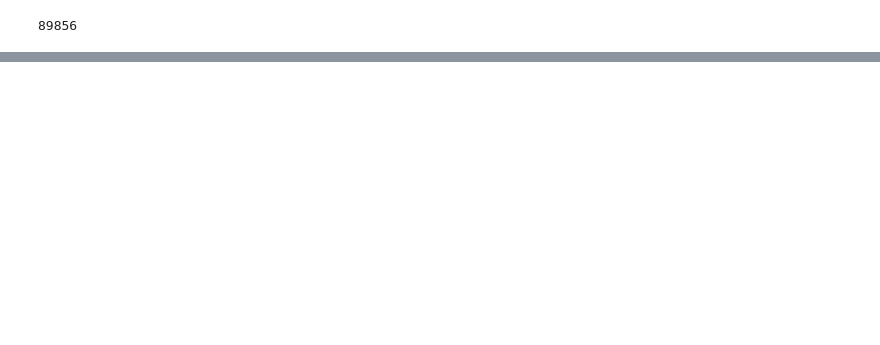
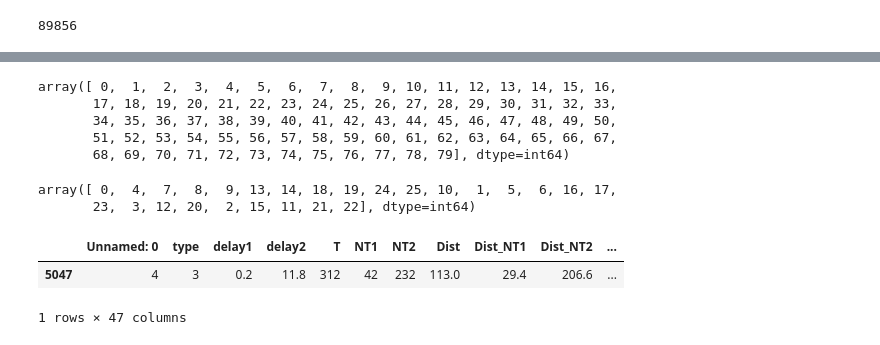
Before and after one commit to davidbestue/encoding, a Jupyter notebook: scripts/plots/IEM/Angle_decoding_correlations.ipynb, the cells around one changed output, grey strips where cells are left out. Saved outputs shown, nothing was run; the diff lists cells and outputs as text; code cells hidden in the pictures; blank space fills up the shorter version.

```diff
--- a/scripts/plots/IEM/Angle_decoding_correlations.ipynb
+++ b/scripts/plots/IEM/Angle_decoding_correlations.ipynb
@@ -45,0 +54,19 @@ df.head(5)
+# %%
+df_beh.loc[(df_beh['subject']=='l001') & (df_beh['condition']=='1_0.2') & (df_beh['brain_region']=='visual') ].new_index.unique()
+# %% [output]
+array([ 0,  1,  2,  3,  4,  5,  6,  7,  8,  9, 10, 11, 12, 13, 14, 15, 16,
+       17, 18, 19, 20, 21, 22, 23, 24, 25, 26, 27, 28, 29, 30, 31, 32, 33,
+       34, 35, 36, 37, 38, 39, 40, 41, 42, 43, 44, 45, 46, 47, 48, 49, 50,
+       51, 52, 53, 54, 55, 56, 57, 58, 59, 60, 61, 62, 63, 64, 65, 66, 67,
+       68, 69, 70, 71, 72, 73, 74, 75, 76, 77, 78, 79], dtype=int64)
+# %%
+df.loc[(df['subject']=='l001') & (df['condition']=='1_0.2') & (df['brain_region']=='visual') ].new_index.unique()
+# %% [output]
+array([ 0,  4,  7,  8,  9, 13, 14, 18, 19, 24, 25, 10,  1,  5,  6, 16, 17,
+       23,  3, 12, 20,  2, 15, 11, 21, 22], dtype=int64)
+# %%
+df_beh.loc[(df_beh['subject']=='l001') & (df_beh['condition']=='1_0.2') & (df_beh['brain_region']=='visual') & (df_beh['new_index']==1) ]
+# %% [output]
+|  | Unnamed: 0 | type | delay1 | delay2 | T | NT1 | NT2 | Dist | Dist_NT1 | Dist_NT2 | ... |
+| 5047 | 4 | 3 | 0.2 | 11.8 | 312 | 42 | 232 | 113.0 | 29.4 | 206.6 | ... |
+1 rows × 47 columns
```
Also changed, not shown: parts of 8 cells of this notebook.
